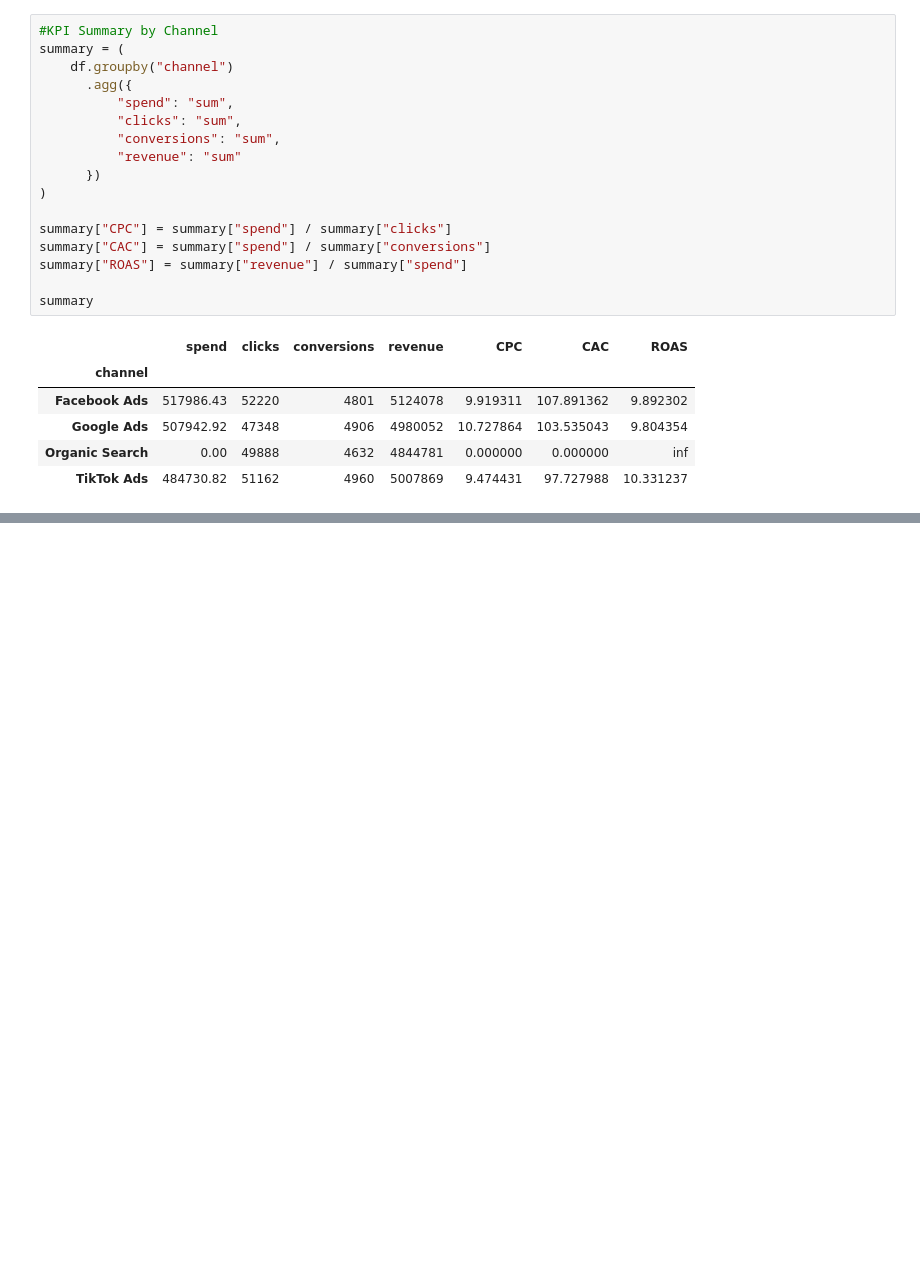
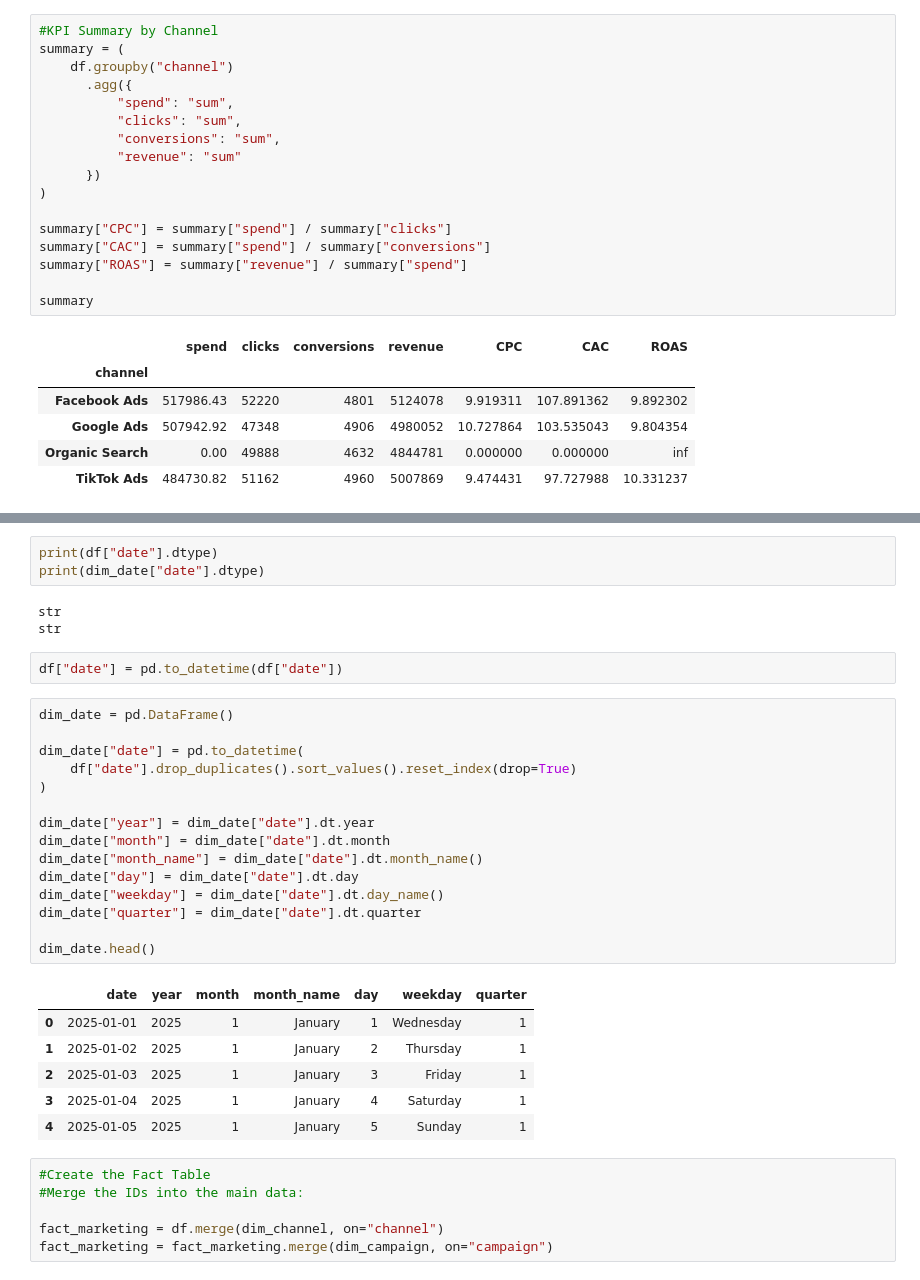
Before and after one commit to MarySabestine/Multi-Touch-Marketing-Attribution-ROI-Dashboard, a Jupyter notebook: notebook/Week3_KPI_Analysis.ipynb, the cells around one changed output, grey strips where cells are left out. Drawn from its saved outputs; the diff is of its cells as text; blank space fills up the shorter version.

```diff
--- a/notebook/Week3_KPI_Analysis.ipynb
+++ b/notebook/Week3_KPI_Analysis.ipynb
@@ -121,0 +177,36 @@ summary
+# %%
+print(df["date"].dtype)
+print(dim_date["date"].dtype)
+# %% [output]
+str
+str
+# %%
+df["date"] = pd.to_datetime(df["date"])
+# %%
+dim_date = pd.DataFrame()
+
+dim_date["date"] = pd.to_datetime(
+    df["date"].drop_duplicates().sort_values().reset_index(drop=True)
+)
+
+dim_date["year"] = dim_date["date"].dt.year
+dim_date["month"] = dim_date["date"].dt.month
+dim_date["month_name"] = dim_date["date"].dt.month_name()
+dim_date["day"] = dim_date["date"].dt.day
+dim_date["weekday"] = dim_date["date"].dt.day_name()
+dim_date["quarter"] = dim_date["date"].dt.quarter
+
+dim_date.head()
+# %% [output]
+|  | date | year | month | month_name | day | weekday | quarter |
+| 0 | 2025-01-01 | 2025 | 1 | January | 1 | Wednesday | 1 |
+| 1 | 2025-01-02 | 2025 | 1 | January | 2 | Thursday | 1 |
+| 2 | 2025-01-03 | 2025 | 1 | January | 3 | Friday | 1 |
+| 3 | 2025-01-04 | 2025 | 1 | January | 4 | Saturday | 1 |
+| 4 | 2025-01-05 | 2025 | 1 | January | 5 | Sunday | 1 |
+# %%
+#Create the Fact Table
+#Merge the IDs into the main data:
+
+fact_marketing = df.merge(dim_channel, on="channel")
+fact_marketing = fact_marketing.merge(dim_campaign, on="campaign")
```
Also changed, not shown: parts of 4 cells of this notebook, 4 other files.
